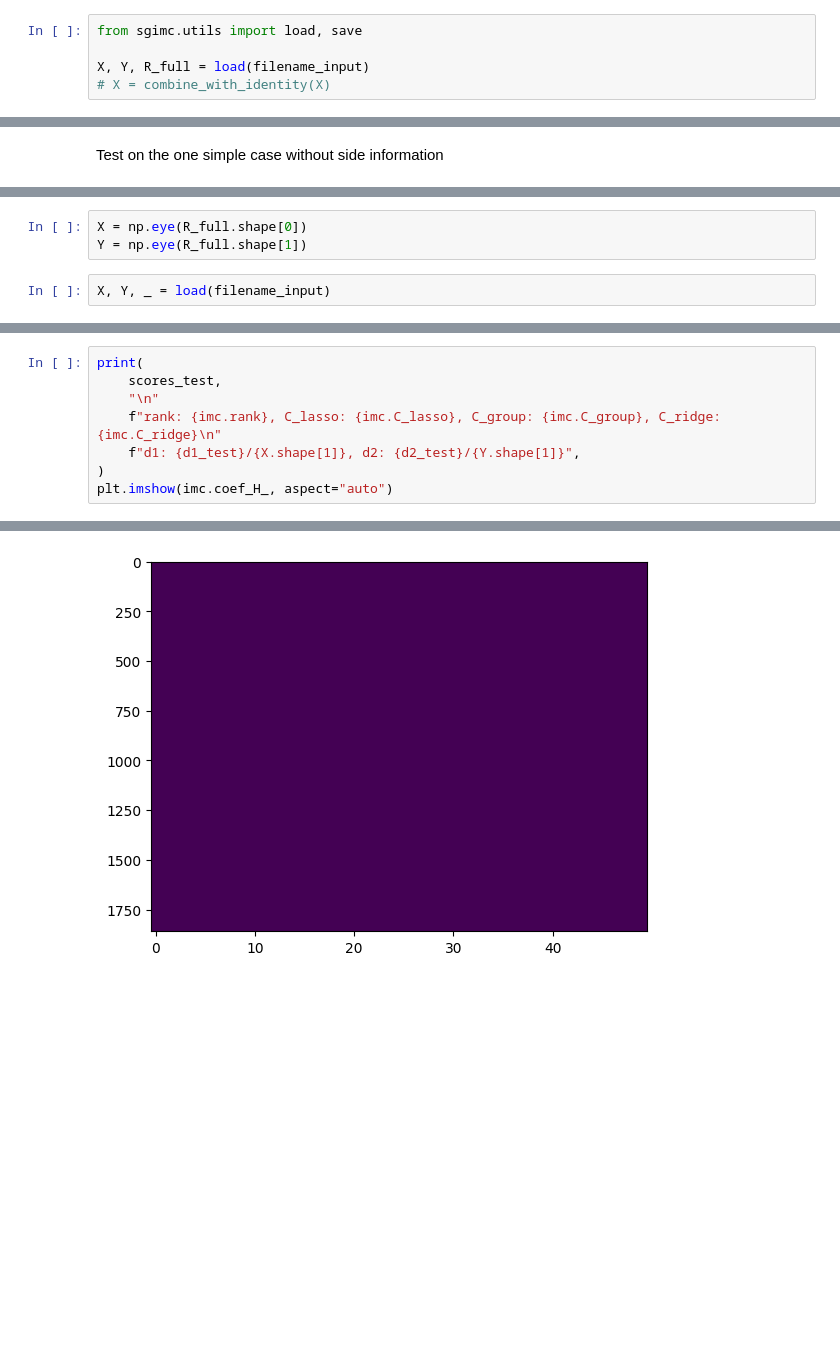
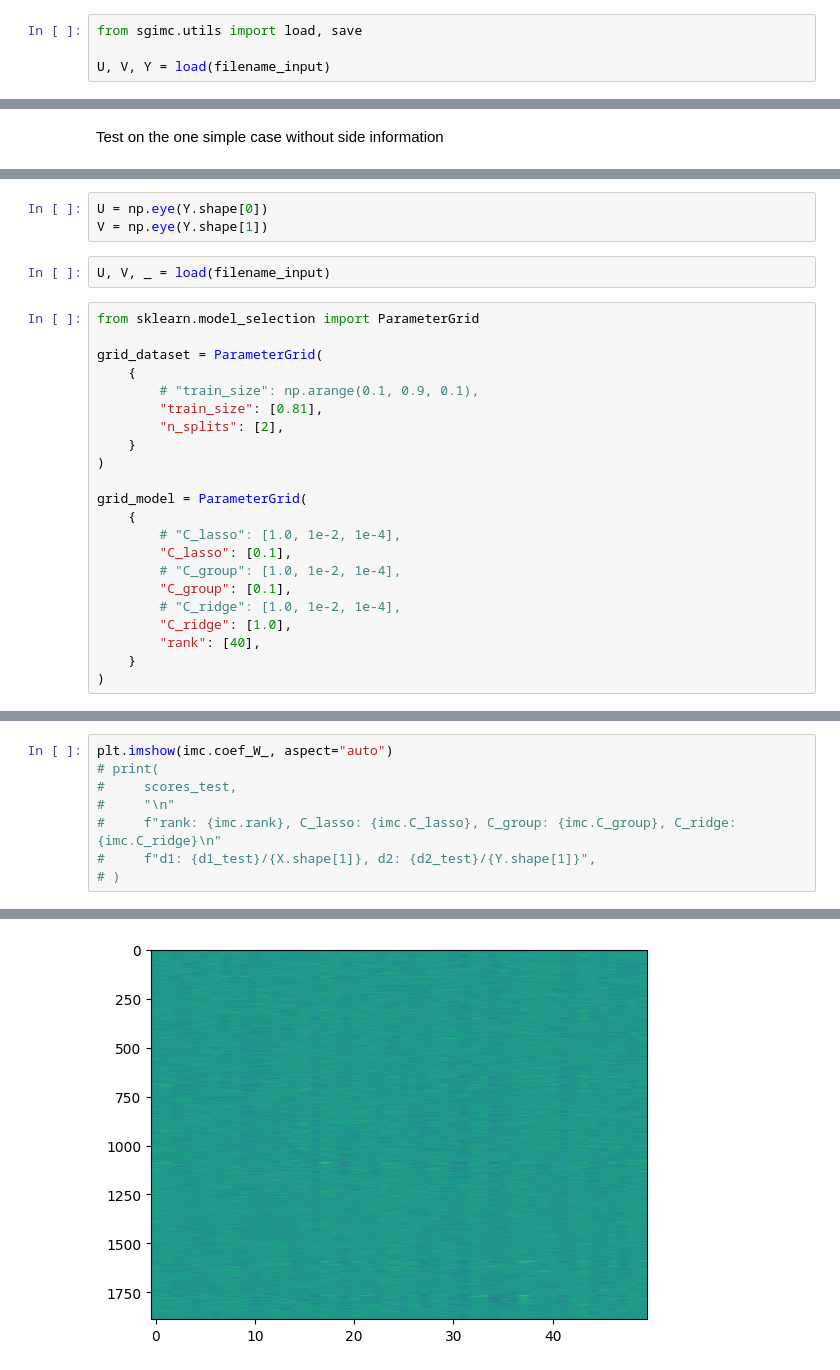
Before and after one commit to Sijianf/BVSIMC, a Jupyter notebook: scripts/realAnalysis/cdataset/cv_sgimc.ipynb, the cells around one changed output, grey strips where cells are left out. Saved outputs shown, nothing was run; the diff lists cells and outputs as text; blank space fills up the shorter version.

```diff
--- a/scripts/realAnalysis/cdataset/cv_sgimc.ipynb
+++ b/scripts/realAnalysis/cdataset/cv_sgimc.ipynb
@@ -83,6 +139,5 @@ random_state = np.random.RandomState(0x0BADCAFE)
 # %%
 from sgimc.utils import load, save
 
-X, Y, R_full = load(filename_input)
-# X = combine_with_identity(X)
+U, V, Y = load(filename_input)
 # %%
@@ -245,6 +304,28 @@ R_test = get_submatrix(R_full, ind_test)
 # %%
-X = np.eye(R_full.shape[0])
-Y = np.eye(R_full.shape[1])
+U = np.eye(Y.shape[0])
+V = np.eye(Y.shape[1])
 # %%
-X, Y, _ = load(filename_input)
+U, V, _ = load(filename_input)
+# %%
+from sklearn.model_selection import ParameterGrid
+
+grid_dataset = ParameterGrid(
+    {
+        # "train_size": np.arange(0.1, 0.9, 0.1),
+        "train_size": [0.81],
+        "n_splits": [2],
+    }
+)
+
+grid_model = ParameterGrid(
+    {
+        # "C_lasso": [1.0, 1e-2, 1e-4],
+        "C_lasso": [0.1],
+        # "C_group": [1.0, 1e-2, 1e-4],
+        "C_group": [0.1],
+        # "C_ridge": [1.0, 1e-2, 1e-4],
+        "C_ridge": [1.0],
+        "rank": [40],
+    }
+)
 # %%
@@ -283,9 +394,9 @@ Side info: {'tn': 26400, 'fn': 245, 'fp': 268, 'tp': 0, 'auc': 0.517979203080662
 # %%
-print(
-    scores_test,
-    "\n"
-    f"rank: {imc.rank}, C_lasso: {imc.C_lasso}, C_group: {imc.C_group}, C_ridge: {imc.C_ridge}\n"
-    f"d1: {d1_test}/{X.shape[1]}, d2: {d2_test}/{Y.shape[1]}",
-)
-plt.imshow(imc.coef_H_, aspect="auto")
+plt.imshow(imc.coef_W_, aspect="auto")
+# print(
+#     scores_test,
+#     "\n"
+#     f"rank: {imc.rank}, C_lasso: {imc.C_lasso}, C_group: {imc.C_group}, C_ridge: {imc.C_ridge}\n"
+#     f"d1: {d1_test}/{X.shape[1]}, d2: {d2_test}/{Y.shape[1]}",
+# )
 # %% [output]
@@ -296,2 +404,2 @@ d1: 0/4020, d2: 0/1860
-[figure, old version]
+[figure, new version]
 # %%
```
Also changed, not shown: parts of 14 cells of this notebook, 6 other files.
